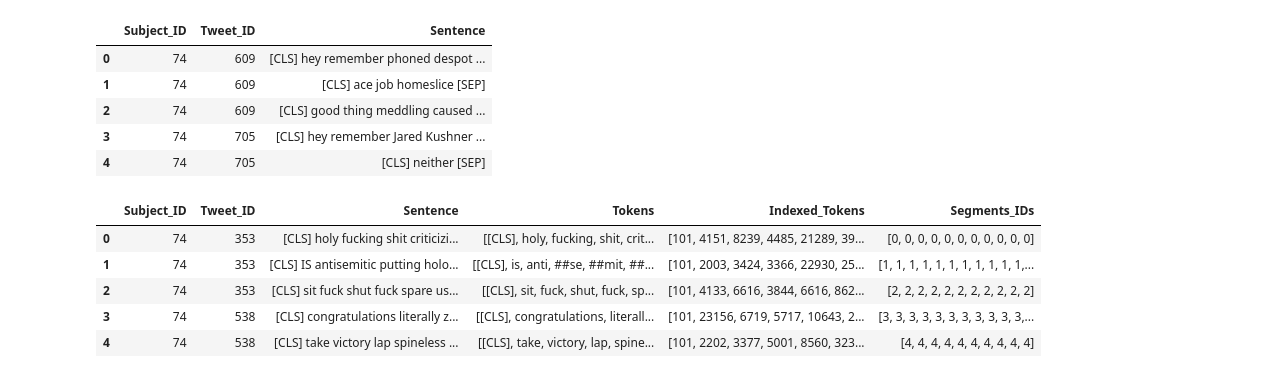
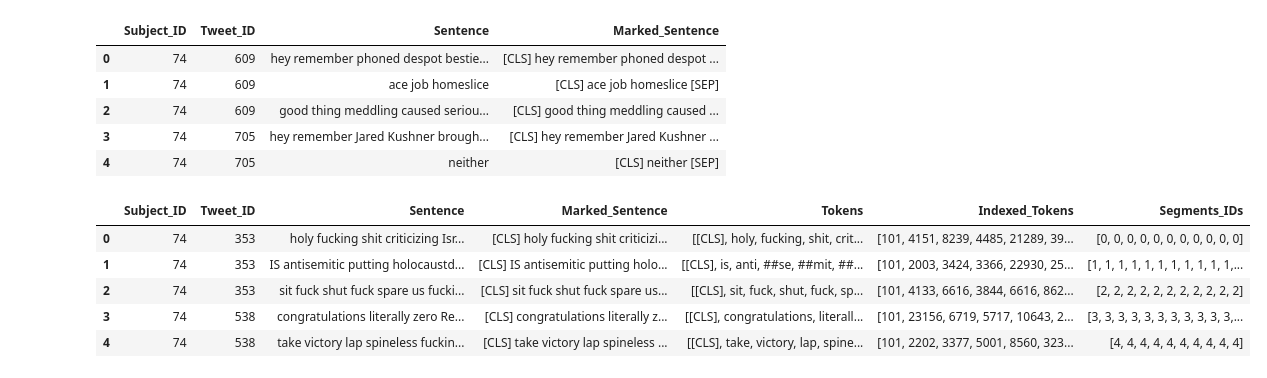
Before and after one commit to blake1407/Thesis, a Jupyter notebook: Generating Tokens Details.ipynb, the cells around one changed output. Saved outputs shown, nothing was run; the diff lists cells and outputs as text; code cells hidden in the pictures.

```diff
--- a/Generating Tokens Details.ipynb
+++ b/Generating Tokens Details.ipynb
@@ -120,39 +129,39 @@ before_sentences["Sentence"] = (before_sentences["Sentence"]
                              .apply(remove_non_words))
 
 # Apply sentence markers
-after_sentences["Sentence"] = ("[CLS] "+ after_sentences["Sentence"] + " [SEP]")
-before_sentences["Sentence"] = ("[CLS] "+ before_sentences["Sentence"] + " [SEP]")
+after_sentences["Marked_Sentence"] = ("[CLS] "+ after_sentences["Sentence"] + " [SEP]")
+before_sentences["Marked_Sentence"] = ("[CLS] "+ before_sentences["Sentence"] + " [SEP]")
 
 # Show the first few rows of the resulting DataFrame
 after_sentences.head()
 # %% [output]
-|  | Subject_ID | Tweet_ID | Sentence |
-| 0 | 74 | 609 | [CLS] hey remember phoned despot ... |
-| 1 | 74 | 609 | [CLS] ace job homeslice [SEP] |
-| 2 | 74 | 609 | [CLS] good thing meddling caused ... |
-| 3 | 74 | 705 | [CLS] hey remember Jared Kushner ... |
-| 4 | 74 | 705 | [CLS] neither [SEP] |
+|  | Subject_ID | Tweet_ID | Sentence | Marked_Sentence |
+| 0 | 74 | 609 | hey remember phoned despot bestie... | [CLS] hey remember phoned despot ... |
+| 1 | 74 | 609 | ace job homeslice | [CLS] ace job homeslice [SEP] |
+| 2 | 74 | 609 | good thing meddling caused seriou... | [CLS] good thing meddling caused ... |
+| 3 | 74 | 705 | hey remember Jared Kushner brough... | [CLS] hey remember Jared Kushner ... |
+| 4 | 74 | 705 | neither | [CLS] neither [SEP] |
 # %%
 # Tokenize our sentence with the BERT tokenizer.
-after_sentences["Tokens"] = after_sentences["Sentence"].apply(tokenizer.tokenize)
-before_sentences["Tokens"] = before_sentences["Sentence"].apply(tokenizer.tokenize)
+after_sentences["Tokens"] = after_sentences["Marked_Sentence"].apply(tokenizer.tokenize)
+before_sentences["Tokens"] = before_sentences["Marked_Sentence"].apply(tokenizer.tokenize)
 
 #Getting Indexed Tokens using BERT tokenzier
 after_sentences["Indexed_Tokens"] = after_sentences["Tokens"].apply(lambda x: [tokenizer.convert_tokens_to_ids(token) for token in x])
 before_sentences["Indexed_Tokens"] = before_sentences["Tokens"].apply(lambda x: [tokenizer.convert_tokens_to_ids(token) for token in x])
 
 #Getting Segment IDs based on the number of sentences, all tokens in the same sentence get the same ID.
 after_sentences["Segments_IDs"] = get_segments_ids(after_sentences)
 before_sentences["Segments_IDs"] = get_segments_ids(before_sentences)
 
 before_sentences.head()
 # %% [output]
-|  | Subject_ID | Tweet_ID | Sentence | Tokens | Indexed_Tokens | Segments_IDs |
-| 0 | 74 | 353 | [CLS] holy fucking shit criticizi... | [[CLS], holy, fucking, shit, crit... | [101, 4151, 8239, 4485, 21289, 39... | [0, 0, 0, 0, 0, 0, 0, 0, 0, 0, 0] |
-| 1 | 74 | 353 | [CLS] IS antisemitic putting holo... | [[CLS], is, anti, ##se, ##mit, ##... | [101, 2003, 3424, 3366, 22930, 25... | [1, 1, 1, 1, 1, 1, 1, 1, 1, 1, 1,... |
-| 2 | 74 | 353 | [CLS] sit fuck shut fuck spare us... | [[CLS], sit, fuck, shut, fuck, sp... | [101, 4133, 6616, 3844, 6616, 862... | [2, 2, 2, 2, 2, 2, 2, 2, 2, 2, 2] |
-| 3 | 74 | 538 | [CLS] congratulations literally z... | [[CLS], congratulations, literall... | [101, 23156, 6719, 5717, 10643, 2... | [3, 3, 3, 3, 3, 3, 3, 3, 3, 3, 3,... |
-| 4 | 74 | 538 | [CLS] take victory lap spineless ... | [[CLS], take, victory, lap, spine... | [101, 2202, 3377, 5001, 8560, 323... | [4, 4, 4, 4, 4, 4, 4, 4, 4, 4] |
+|  | Subject_ID | Tweet_ID | Sentence | Marked_Sentence | Tokens | Indexed_Tokens | Segments_IDs |
+| 0 | 74 | 353 | holy fucking shit criticizing Isr... | [CLS] holy fucking shit criticizi... | [[CLS], holy, fucking, shit, crit... | [101, 4151, 8239, 4485, 21289, 39... | [0, 0, 0, 0, 0, 0, 0, 0, 0, 0, 0] |
+| 1 | 74 | 353 | IS antisemitic putting holocaustd... | [CLS] IS antisemitic putting holo... | [[CLS], is, anti, ##se, ##mit, ##... | [101, 2003, 3424, 3366, 22930, 25... | [1, 1, 1, 1, 1, 1, 1, 1, 1, 1, 1,... |
+| 2 | 74 | 353 | sit fuck shut fuck spare us fucki... | [CLS] sit fuck shut fuck spare us... | [[CLS], sit, fuck, shut, fuck, sp... | [101, 4133, 6616, 3844, 6616, 862... | [2, 2, 2, 2, 2, 2, 2, 2, 2, 2, 2] |
+| 3 | 74 | 538 | congratulations literally zero Re... | [CLS] congratulations literally z... | [[CLS], congratulations, literall... | [101, 23156, 6719, 5717, 10643, 2... | [3, 3, 3, 3, 3, 3, 3, 3, 3, 3, 3,... |
+| 4 | 74 | 538 | take victory lap spineless fuckin... | [CLS] take victory lap spineless ... | [[CLS], take, victory, lap, spine... | [101, 2202, 3377, 5001, 8560, 323... | [4, 4, 4, 4, 4, 4, 4, 4, 4, 4] |
 # %%
 after_sentences.to_csv("Tokenized Data/After_Tokenized.csv", index=False)
 before_sentences.to_csv("Tokenized Data/Before_Tokenized.csv", index=False)
```
Also changed, not shown: parts of 1 cell of this notebook, 11 other files.
